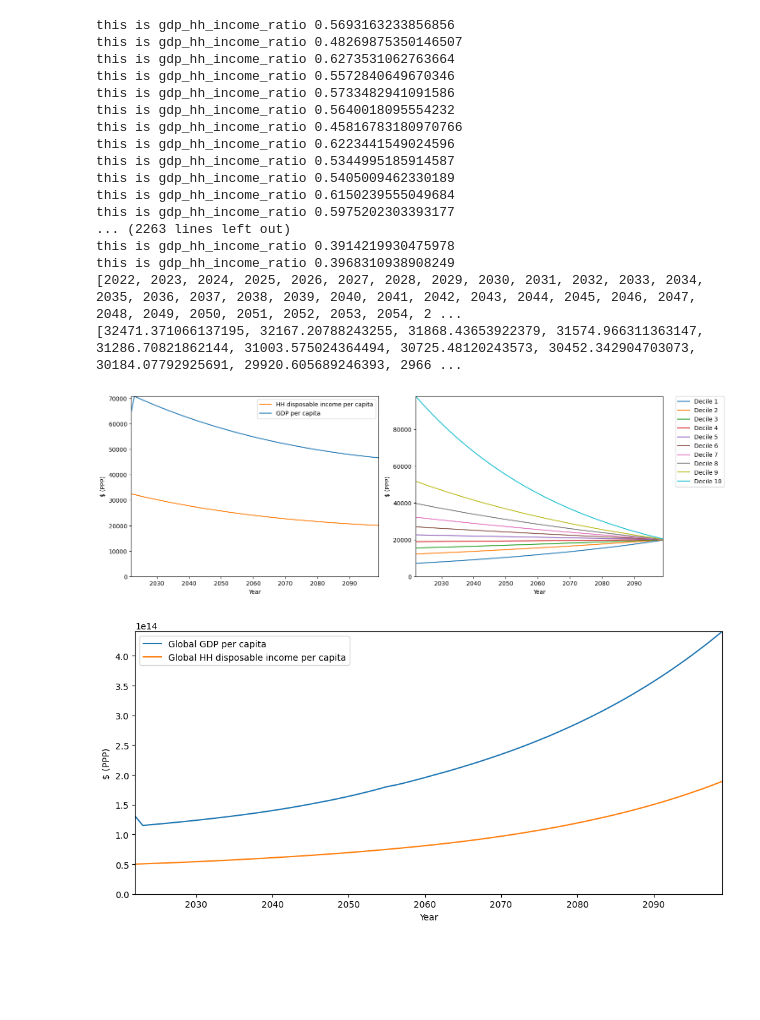
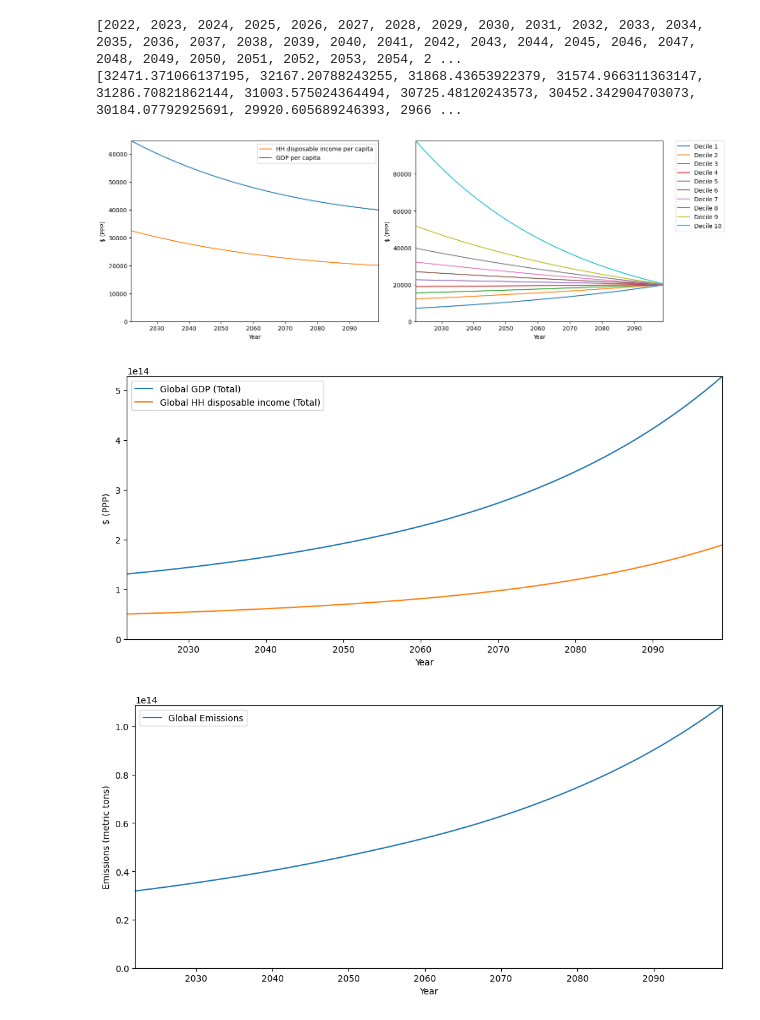
Before and after one commit to yannickoswald/convergence, a Jupyter notebook: run_scenario.ipynb, the cells around one changed output. Saved outputs shown, nothing was run; the diff lists cells and outputs as text; code cells hidden in the pictures; blank space fills up the shorter version.

Commit message:
changes to gdp assumption handling

```diff
--- a/run_scenario.ipynb
+++ b/run_scenario.ipynb
@@ -1,37 +1,25 @@
 # %%
 from scenario_class import Scenario
 from plots_class import Plots
 
 scenario_params = {"end_year": 2100,
                    "income_goal": 20000, # in terms of 2017 USD PPP disposable household income per capita (the delineation between income and cons. exp is not necessarily clear)
-                   "carbon budget": 500 # in terms of GtCO2 that is gigatons of CO2
+                   "carbon budget": 500, # in terms of GtCO2 that is gigatons of CO2
+                   "gdp_assumption": "constant_ratio" #this is a string and either either constant_ratio or model_ratio for details see the scenario_class.py file
             }
 
 scenario_1 = Scenario(scenario_params)
 scenario_1.compute_country_scenario_params()
 scenario_1.run()
 
 plotting_1 = Plots(scenario_1)
 plotting_1.plot_specific_country_econ(country="United States")
 
 plotting_1.plot_global_economy()
+plotting_1.plot_global_emissions()
 # %% [output]
-this is gdp_hh_income_ratio 0.5693163233856856
-this is gdp_hh_income_ratio 0.48269875350146507
-this is gdp_hh_income_ratio 0.6273531062763664
-this is gdp_hh_income_ratio 0.5572840649670346
-this is gdp_hh_income_ratio 0.5733482941091586
-this is gdp_hh_income_ratio 0.5640018095554232
-this is gdp_hh_income_ratio 0.45816783180970766
-this is gdp_hh_income_ratio 0.6223441549024596
-this is gdp_hh_income_ratio 0.5344995185914587
-this is gdp_hh_income_ratio 0.5405009462330189
-this is gdp_hh_income_ratio 0.6150239555049684
-this is gdp_hh_income_ratio 0.5975202303393177
-... (2263 lines left out)
-this is gdp_hh_income_ratio 0.3914219930475978
-this is gdp_hh_income_ratio 0.3968310938908249
 [2022, 2023, 2024, 2025, 2026, 2027, 2028, 2029, 2030, 2031, 2032, 2033, 2034, 2035, 2036, 2037, 2038, 2039, 2040, 2041, 2042, 2043, 2044, 2045, 2046, 2047, 2048, 2049, 2050, 2051, 2052, 2053, 2054, 2 ...
 [32471.371066137195, 32167.20788243255, 31868.43653922379, 31574.966311363147, 31286.70821862144, 31003.575024364494, 30725.48120243573, 30452.342904703073, 30184.07792925691, 29920.605689246393, 2966 ...
-[figure, old version]
+[figure, new version]
-[figure, old version]
+[figure, new version]
+[figure, added]
```
Also changed, not shown: 4 other files.
